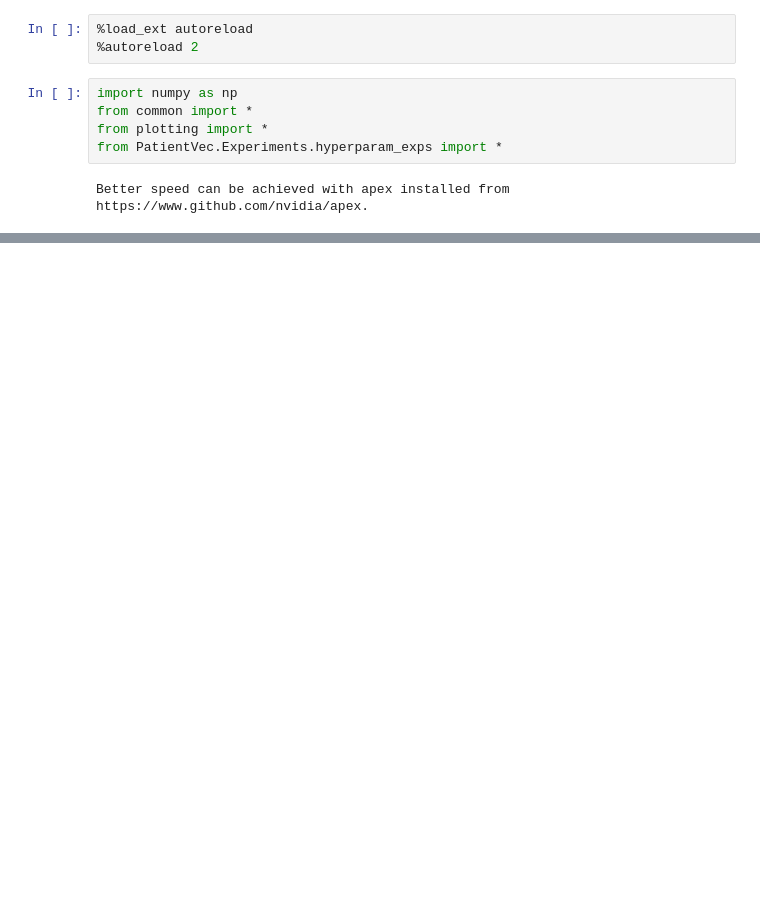
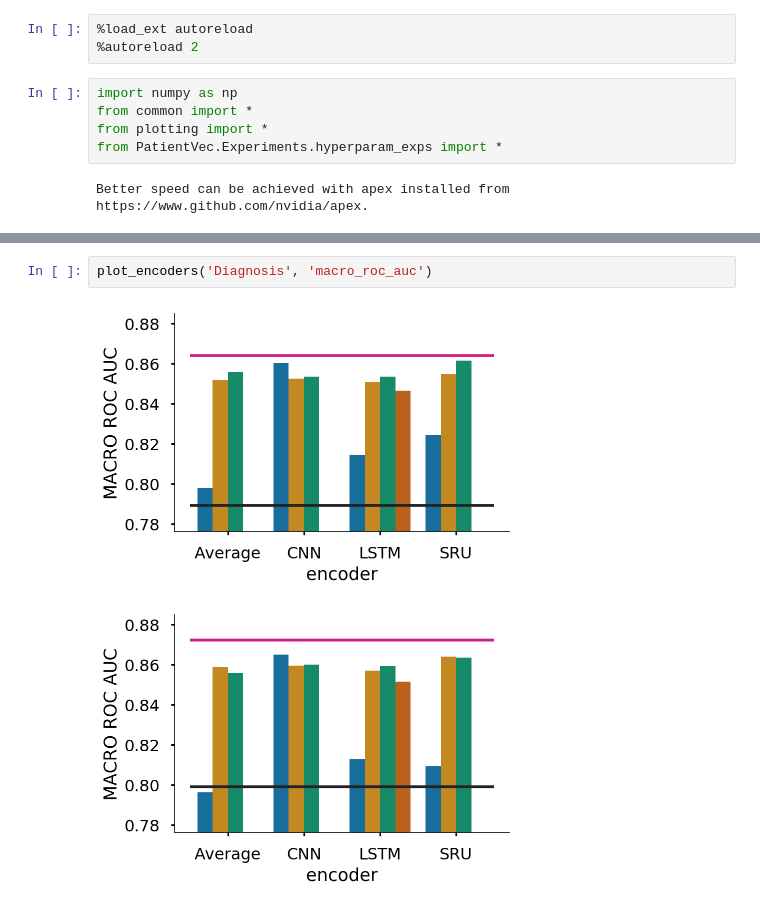
Before and after one commit to successar/PatientVec, a Jupyter notebook: Encoder_graphs.ipynb, the cells around one changed output, grey strips where cells are left out. Cells and saved outputs as stored; diff of their text form; blank space fills up the shorter version.

```diff
--- a/Encoder_graphs.ipynb
+++ b/Encoder_graphs.ipynb
@@ -106,0 +84,5 @@ fig.figure.savefig('Text-encoding-EHR/results/' + name + '/encoder_graph_unstruc
+# %%
+plot_encoders('Diagnosis', 'macro_roc_auc')
+# %% [output]
+[figure, added]
+[figure, added]
```
Also changed, not shown: parts of 12 cells of this notebook, 12 other files.
